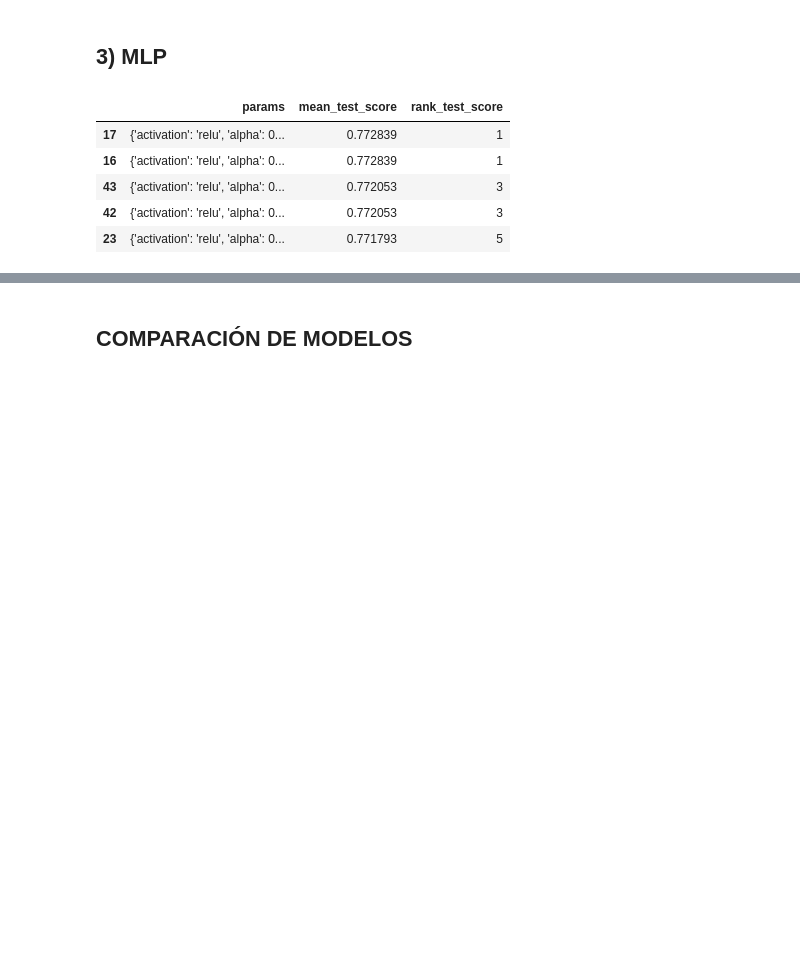
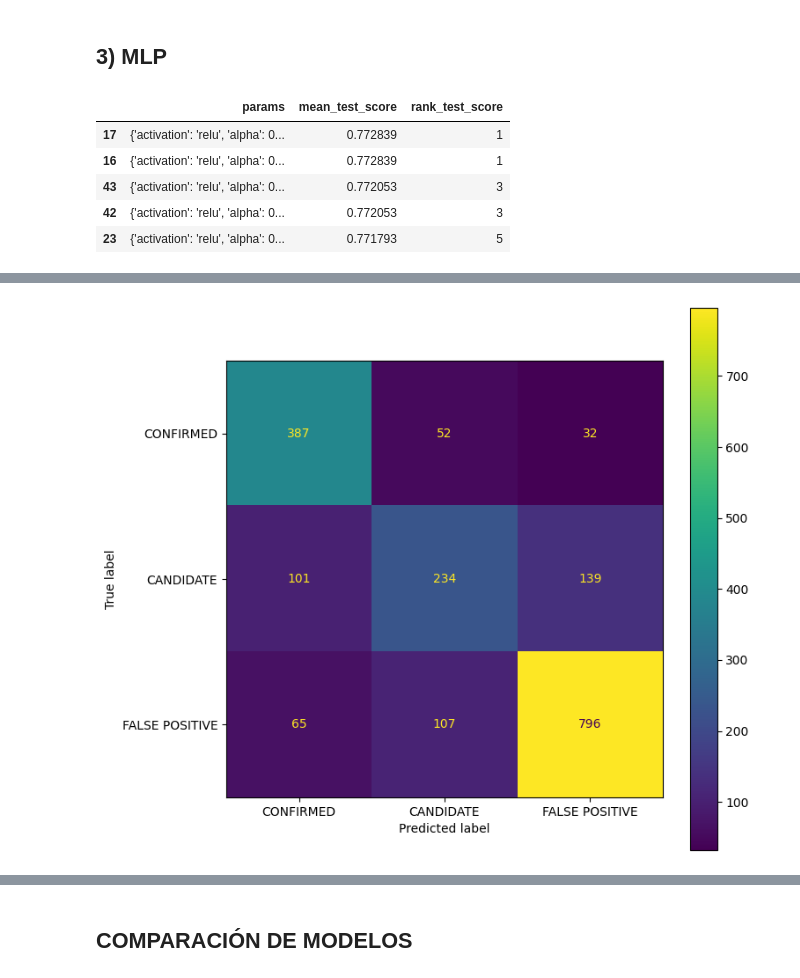
Before and after one commit to Monto-bot/APA-Practica, a Jupyter notebook: Modeling.ipynb, the cells around one changed output, grey strips where cells are left out. Cells and saved outputs as stored; diff of their text form; code cells hidden in the pictures; blank space fills up the shorter version.

```diff
--- a/Modeling.ipynb
+++ b/Modeling.ipynb
@@ -321,6 +321,9 @@ var_imp.sort_values(by = 'importance').plot.barh(figsize = (10, 10), legend = Fa
 [figure]
 # %% [markdown]
 ## 3) MLP
+# %%
+label_map = {'CONFIRMED':0, 'CANDIDATE':1, 'FALSE POSITIVE':2}
+label_names = ['CONFIRMED', 'CANDIDATE', 'FALSE POSITIVE']
 # %%
 hidden_layer_sizes = [(32,), (64,), (128,), (256,), (512,),
                       (64, 32), (128, 64), (256, 128), (512, 256),
@@ -335,7 +338,7 @@ param = {
 }
 mlp =  MLPClassifier(random_state = 42, max_iter = 2000);
 gmlp =  GridSearchCV(mlp, param, cv = cv, n_jobs = -1, refit = True);
-gmlp.fit(X_train, Y_train['koi_disposition'].map({'CONFIRMED':0, 'CANDIDATE':1, 'FALSE POSITIVE':2}));
+gmlp.fit(X_train, Y_train['koi_disposition'].map(label_map));
 show_html(pd.DataFrame(gmlp.cv_results_).loc[:,['params', 'mean_test_score','rank_test_score']].sort_values(by = 'rank_test_score').head().to_html());
 # %% [output]
 |  | params | mean_test_score | rank_test_score |
@@ -350,4 +363,6 @@ results_df = save_results(gmlp, X_test, Y_test, 'MLP', results_df)
 # %%
 plt.figure(figsize = (8, 8));
-ConfusionMatrixDisplay.from_estimator(gmlp, X_test, Y_test, display_labels = [str(x) for x in Y_test['koi_disposition'].unique()], ax = plt.subplot());
+ConfusionMatrixDisplay.from_estimator(gmlp, X_test, Y_test['koi_disposition'].map(label_map), display_labels = label_names, ax = plt.subplot());
+# %% [output]
+[figure, added]
 # %%
```
Also changed, not shown: parts of 4 cells of this notebook, 2 other files.
